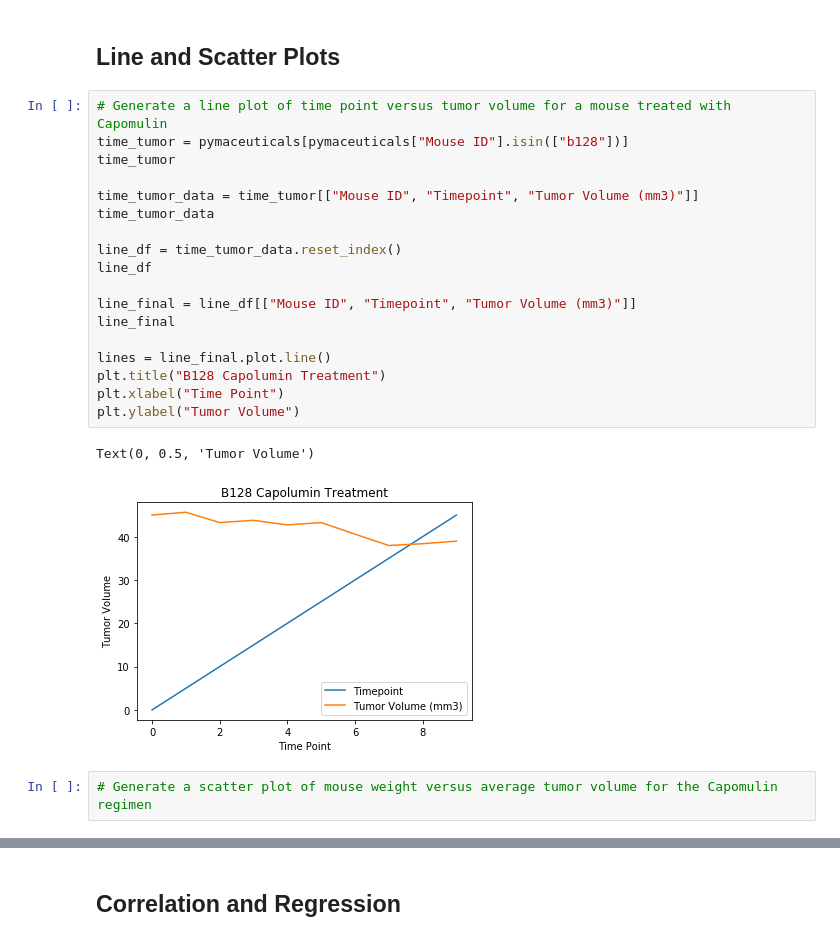
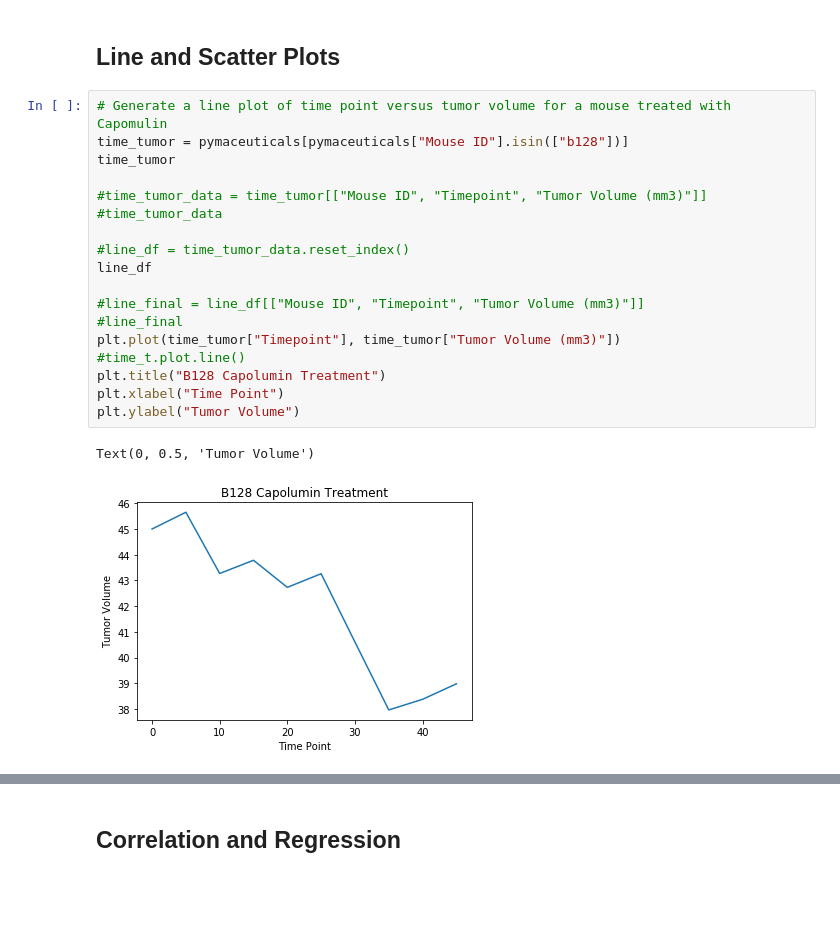
Before and after one commit to dgustave/Matplotlib-Challenge, a Jupyter notebook: Instructions/Pymaceuticals/pymaceuticals_starter.ipynb, the cells around one changed output, grey strips where cells are left out. Saved outputs shown, nothing was run; the diff lists cells and outputs as text; blank space fills up the shorter version.

```diff
--- a/Instructions/Pymaceuticals/pymaceuticals_starter.ipynb
+++ b/Instructions/Pymaceuticals/pymaceuticals_starter.ipynb
@@ -312,23 +328,21 @@ plt.show()
 # %%
 # Generate a line plot of time point versus tumor volume for a mouse treated with Capomulin
 time_tumor = pymaceuticals[pymaceuticals["Mouse ID"].isin(["b128"])]
 time_tumor
 
-time_tumor_data = time_tumor[["Mouse ID", "Timepoint", "Tumor Volume (mm3)"]]
-time_tumor_data
+#time_tumor_data = time_tumor[["Mouse ID", "Timepoint", "Tumor Volume (mm3)"]]
+#time_tumor_data
 
-line_df = time_tumor_data.reset_index()
+#line_df = time_tumor_data.reset_index()
 line_df
 
-line_final = line_df[["Mouse ID", "Timepoint", "Tumor Volume (mm3)"]]
-line_final
-
-lines = line_final.plot.line()
+#line_final = line_df[["Mouse ID", "Timepoint", "Tumor Volume (mm3)"]]
+#line_final
+plt.plot(time_tumor["Timepoint"], time_tumor["Tumor Volume (mm3)"])
+#time_t.plot.line()
 plt.title("B128 Capolumin Treatment")
 plt.xlabel("Time Point")
 plt.ylabel("Tumor Volume")
 # %% [output]
 Text(0, 0.5, 'Tumor Volume')
-[figure, old version]
+[figure, new version]
-# %%
-# Generate a scatter plot of mouse weight versus average tumor volume for the Capomulin regimen
```
Also changed, not shown: parts of 11 cells of this notebook.
